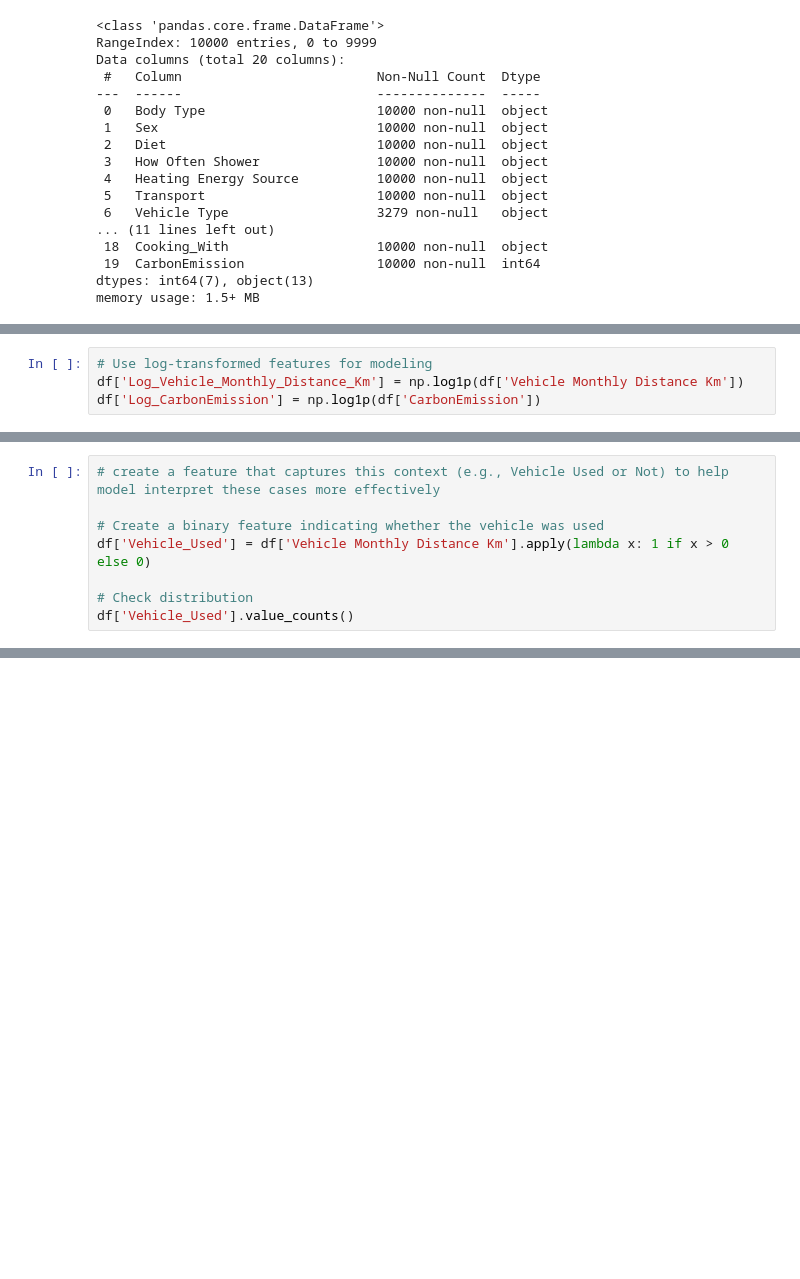
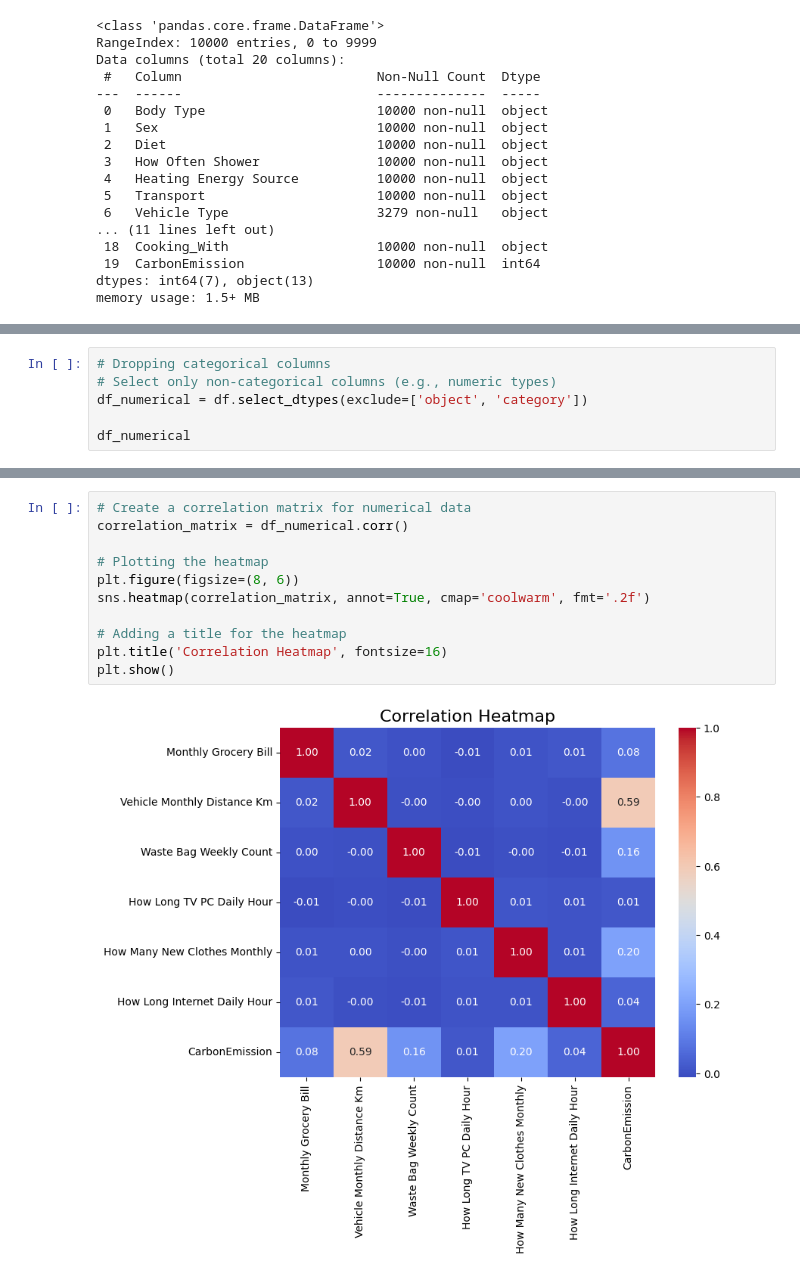
Before and after one commit to eadewusic/linear_regression_model, a Jupyter notebook: summative/linear_regression/multivariate.ipynb, the cells around one changed output, grey strips where cells are left out. Cells and saved outputs as stored; diff of their text form; blank space fills up the shorter version.

```diff
--- a/summative/linear_regression/multivariate.ipynb
+++ b/summative/linear_regression/multivariate.ipynb
@@ -215,4 +75,0 @@ The skewness of CarbonEmission is 1.16, which indicates a moderately high positi
-# %%
-# Use log-transformed features for modeling
-df['Log_Vehicle_Monthly_Distance_Km'] = np.log1p(df['Vehicle Monthly Distance Km'])
-df['Log_CarbonEmission'] = np.log1p(df['CarbonEmission'])
@@ -307,8 +75,0 @@ Index: []
-# %%
-# create a feature that captures this context (e.g., Vehicle Used or Not) to help model interpret these cases more effectively
-
-# Create a binary feature indicating whether the vehicle was used
-df['Vehicle_Used'] = df['Vehicle Monthly Distance Km'].apply(lambda x: 1 if x > 0 else 0)
-
-# Check distribution
-df['Vehicle_Used'].value_counts()
@@ -1395,0 +97,6 @@ joblib.dump(rf_model, 'random_forest_model.pkl')
+# %%
+# Dropping categorical columns
+# Select only non-categorical columns (e.g., numeric types)
+df_numerical = df.select_dtypes(exclude=['object', 'category'])
+
+df_numerical
@@ -1395,0 +117,13 @@ joblib.dump(rf_model, 'random_forest_model.pkl')
+# %%
+# Create a correlation matrix for numerical data
+correlation_matrix = df_numerical.corr()
+
+# Plotting the heatmap
+plt.figure(figsize=(8, 6))
+sns.heatmap(correlation_matrix, annot=True, cmap='coolwarm', fmt='.2f')
+
+# Adding a title for the heatmap
+plt.title('Correlation Heatmap', fontsize=16)
+plt.show()
+# %% [output]
+[figure, added]
```
Also changed, not shown: parts of 117 cells of this notebook, 1 other file.
